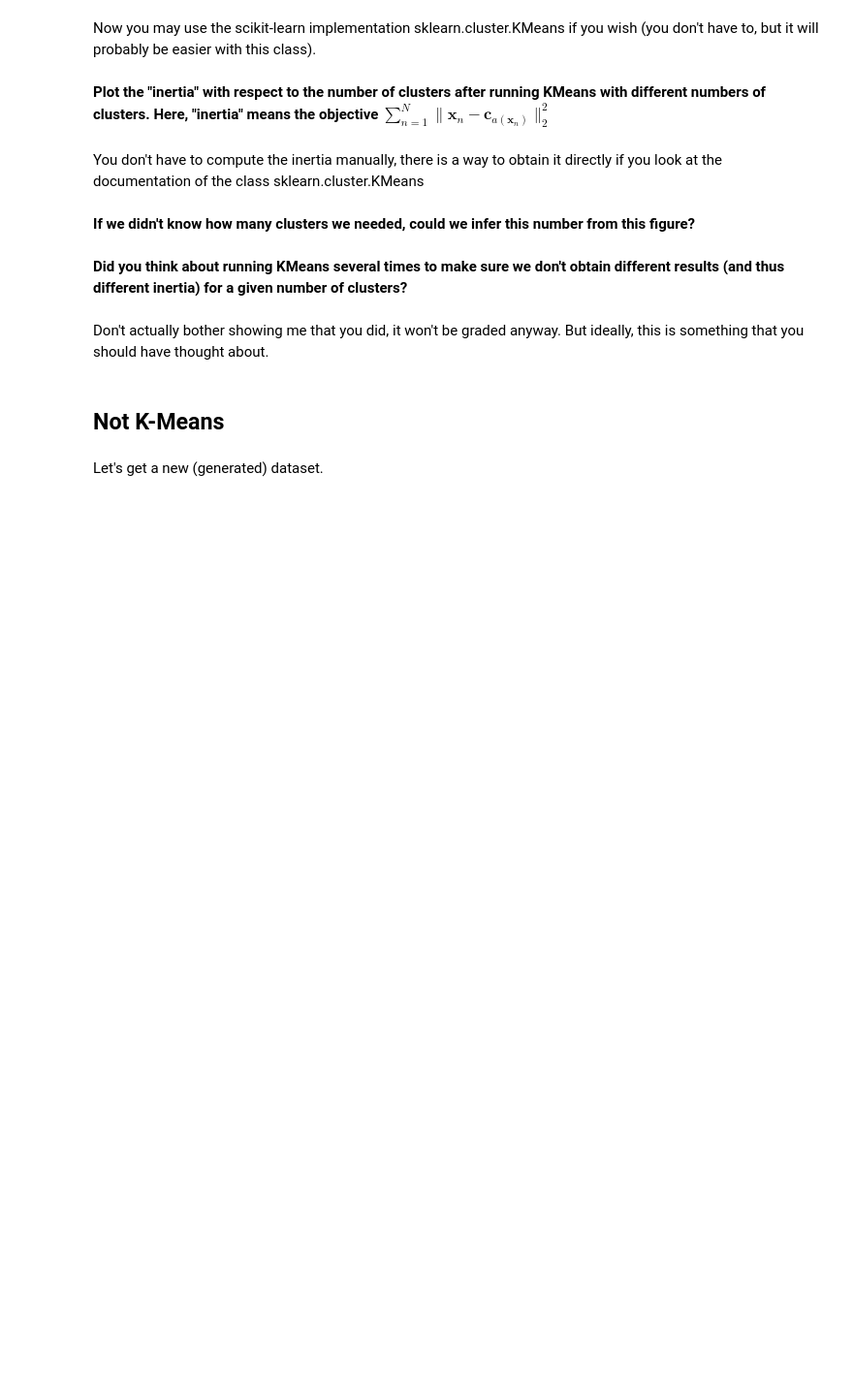
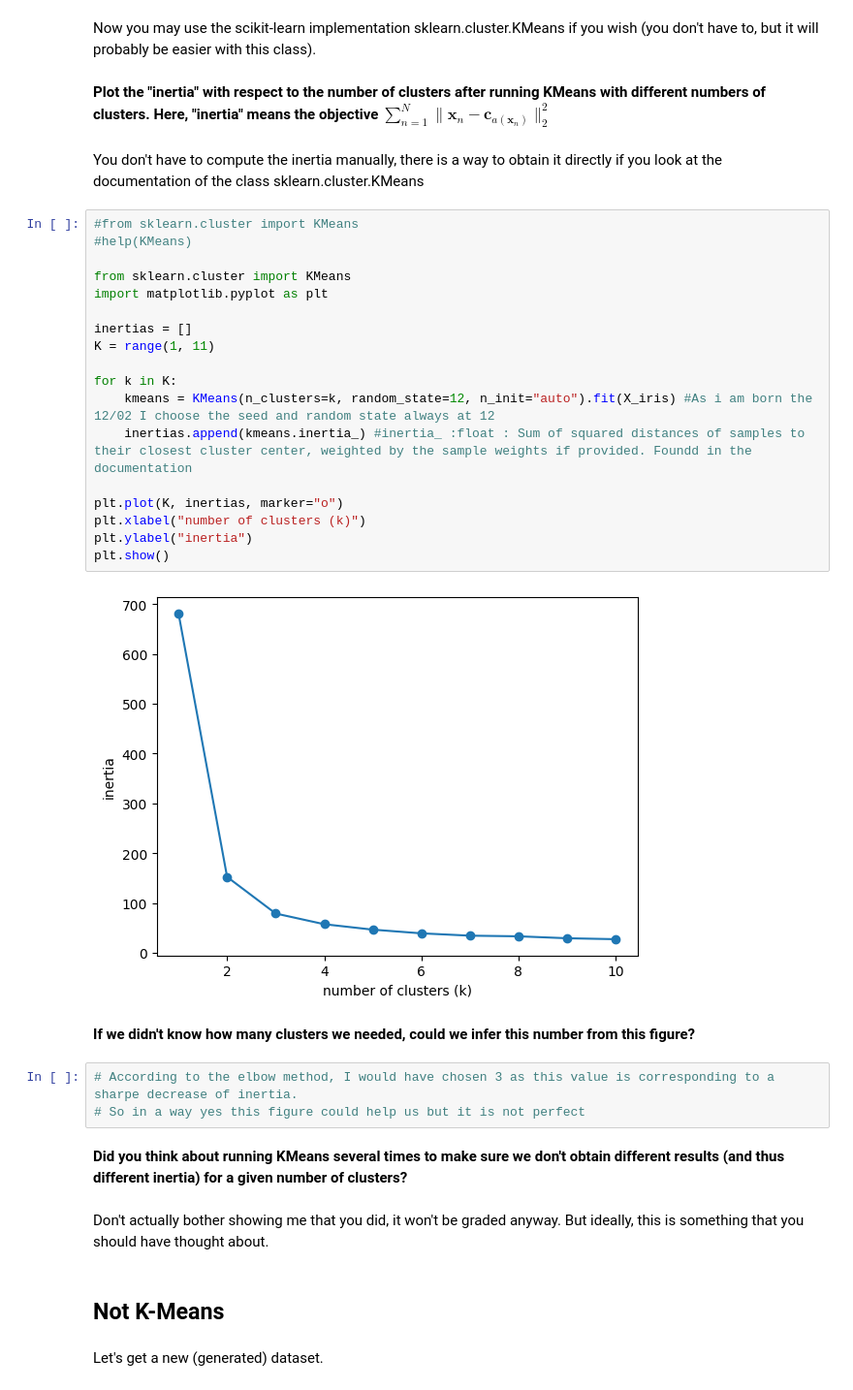
Before and after one commit to audreybvt/ML, a Jupyter notebook: Lab 1 - Supervised and unsupervised learning.ipynb, the cells around one changed output. Shown at 97% size. Cells and saved outputs as stored; diff of their text form; blank space fills up the shorter version.

```diff
--- a/Lab 1 - Supervised and unsupervised learning.ipynb
+++ b/Lab 1 - Supervised and unsupervised learning.ipynb
@@ -179,8 +195,31 @@ Now you may use the scikit-learn implementation sklearn.cluster.KMeans if you wi
 **Plot the "inertia" with respect to the number of clusters after running KMeans with different numbers of clusters. Here, "inertia" means the objective $\sum_{n=1}^N \lVert \mathbf{x}_n - \mathbf{c}_{a(\mathbf{x}_n)}\rVert_2^2$**
 # %% [markdown]
 You don't have to compute the inertia manually, there is a way to obtain it directly if you look at the documentation of the class sklearn.cluster.KMeans
+# %%
+#from sklearn.cluster import KMeans
+#help(KMeans)
+
+from sklearn.cluster import KMeans
+import matplotlib.pyplot as plt
+
+inertias = []
+K = range(1, 11)
+
+for k in K:
+    kmeans = KMeans(n_clusters=k, random_state=12, n_init="auto").fit(X_iris) #As i am born the 12/02 I choose the seed and random state always at 12
+    inertias.append(kmeans.inertia_) #inertia_ :float : Sum of squared distances of samples to their closest cluster center, weighted by the sample weights if provided. Foundd in the documentation
+
+plt.plot(K, inertias, marker="o")
+plt.xlabel("number of clusters (k)")
+plt.ylabel("inertia")
+plt.show()
+# %% [output]
+[figure, added]
 # %% [markdown]
 **If we didn't know how many clusters we needed, could we infer this number from this figure?**
+# %%
+# According to the elbow method, I would have chosen 3 as this value is corresponding to a sharpe decrease of inertia.
+# So in a way yes this figure could help us but it is not perfect
 # %% [markdown]
 **Did you think about running KMeans several times to make sure we don't obtain different results (and thus different inertia) for a given number of clusters?**
 # %% [markdown]
```
Also changed, not shown: parts of 2 cells of this notebook.
